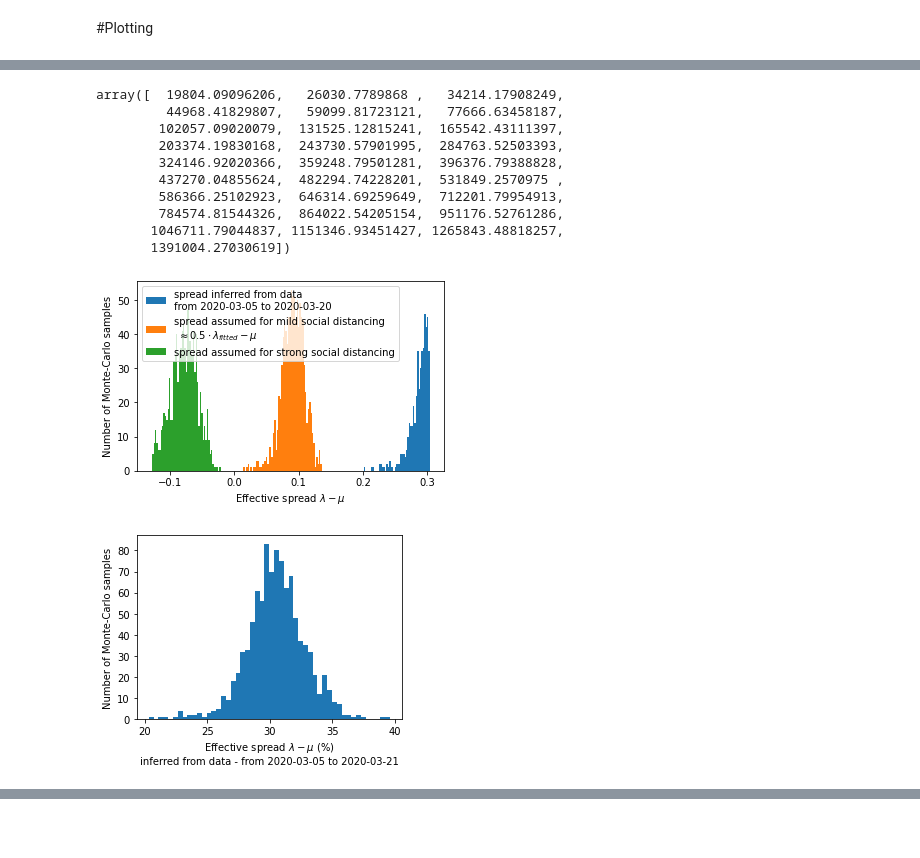
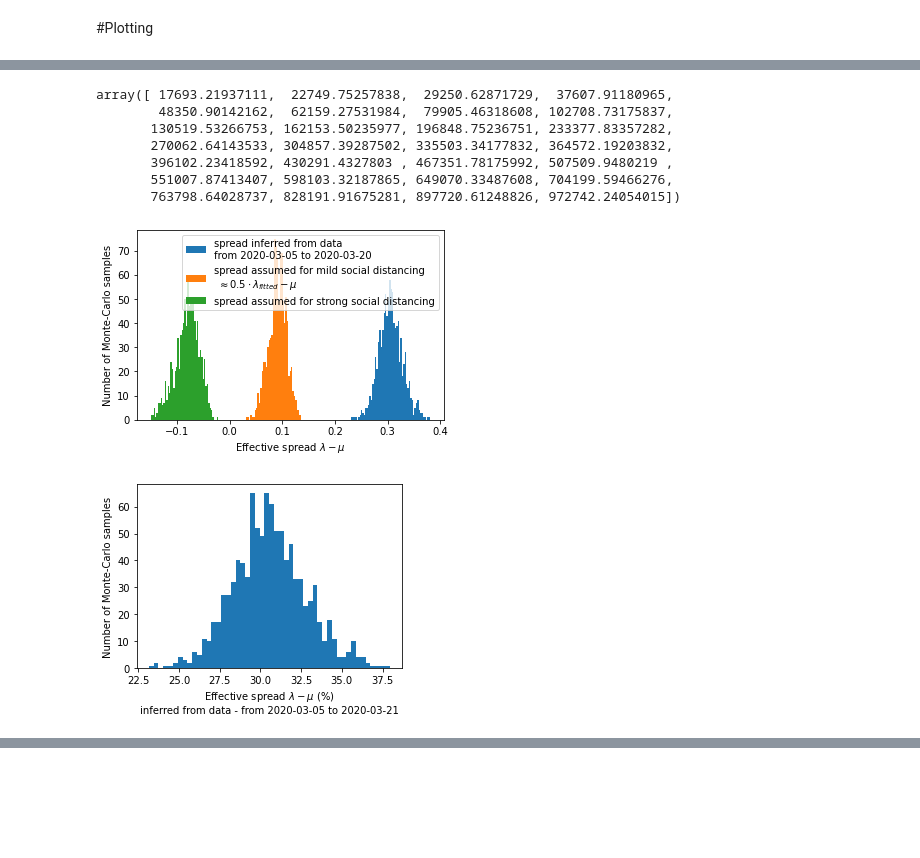
Before and after one commit to Priesemann-Group/covid_bayesian_mcmc, a Jupyter notebook: Corona_germany_SIR.ipynb, the cells around one changed output, grey strips where cells are left out. Drawn from its saved outputs; the diff is of its cells as text; code cells hidden in the pictures; blank space fills up the shorter version.

Commit message:
Corrected population of germany

```diff
--- a/Corona_germany_SIR.ipynb
+++ b/Corona_germany_SIR.ipynb
@@ -16,7 +16,7 @@ import theano
 import datetime
 import time
 
-data_end = '3/20/20'
+data_end = '3/20/20' #Take the data until yesterday
 data_begin = '3/6/20'
 num_days_to_predict = 28
 
@@ -26,7 +26,7 @@ cases_obs = np.array(
 date_data_end = confirmed_cases.loc[confirmed_cases["Country/Region"] == "Germany", data_begin:data_end].columns[-1]
 month, day, year = map(int,date_data_end.split('/'))
 date_data_end = datetime.date(year+2000, month, day)
-print('Cases today ({}): {} and yesterday: {}'.format(date_today.isoformat(), *cases_obs[:-3:-1]))
+print('Cases yesterday ({}): {} and day before yesterday: {}'.format(date_data_end.isoformat(), *cases_obs[:-3:-1]))
 deaths_obs = np.array(deaths.loc[deaths["Country/Region"] == "Germany", data_begin:data_end])[0]
 num_days = len(cases_obs)
 np.random.seed(0)
@@ -60,7 +60,7 @@ with pm.Model() as model:
     # prior of the error of observed cases
     σ_obs = pm.HalfCauchy("σ_obs", beta=1)
 
-    N_germany = 86.7e6
+    N_germany = 83e6
 
     # -------------------------------------------------------------------------- #
     # training the model with loaded data
@@ -242,42 +241,39 @@ plt.legend(loc='upper left')
 # %%
 import matplotlib
 
 day_begin = date_data_end - datetime.timedelta(days = num_days)
 
 plt.figure(figsize=(5.5,3.5))
-bins = np.linspace(-0.13, 0.304, 200)
+bins = np.linspace(-0.15, 0.38, 200)
 plt.hist(trace.λ - trace.μ, bins=bins,
          label='spread inferred from data\nfrom {} to {}'.format(day_begin.isoformat(), date_data_end.isoformat()))
 plt.hist(np.maximum(trace.λ*(1-reduc_factor_mild) ,0) - trace.μ, bins=bins,
          label='spread assumed for mild social distancing\n $\\approx 0.5 \\cdot \\lambda_{fitted} - \mu $')
 plt.hist(np.maximum(trace.λ*(1-reduc_factor_strong),0) - trace.μ, bins=bins,
          label='spread assumed for strong social distancing')
 plt.xlabel('Effective spread $\lambda - \mu$')
 plt.ylabel('Number of Monte-Carlo samples')
 plt.legend()
 plt.savefig('Distributions_of_m.png', dpi=200)
 
 plt.figure(figsize=(4.5,3.5))
 #bins = np.linspace(-0.11, 0.304, 200)
 plt.hist((trace.λ - trace.μ)*100, bins=50)
 plt.xlabel('Effective spread $\lambda - \mu$ (%)\ninferred from data - from {} to {}'.format(day_begin.isoformat(), date_today.isoformat()))
 plt.ylabel('Number of Monte-Carlo samples')
 plt.tight_layout()
 plt.savefig('Distributions_of_fitted_m.png', dpi=200)
 trace.I_soc_dist[-1]
 # %% [output]
-array([  19804.09096206,   26030.7789868 ,   34214.17908249,
-         44968.41829807,   59099.81723121,   77666.63458187,
-        102057.09020079,  131525.12815241,  165542.43111397,
-        203374.19830168,  243730.57901995,  284763.52503393,
-        324146.92020366,  359248.79501281,  396376.79388828,
-        437270.04855624,  482294.74228201,  531849.2570975 ,
-        586366.25102923,  646314.69259649,  712201.79954913,
-        784574.81544326,  864022.54205154,  951176.52761286,
-       1046711.79044837, 1151346.93451427, 1265843.48818257,
-       1391004.27030619])
+array([ 17693.21937111,  22749.75257838,  29250.62871729,  37607.91180965,
+        48350.90142162,  62159.27531984,  79905.46318608, 102708.73175837,
+       130519.53266753, 162153.50235977, 196848.75236751, 233377.83357282,
+       270062.64143533, 304857.39287502, 335503.34177832, 364572.19203832,
+       396102.23418592, 430291.4327803 , 467351.78175992, 507509.9480219 ,
+       551007.87413407, 598103.32187865, 649070.33487608, 704199.59466276,
+       763798.64028737, 828191.91675281, 897720.61248826, 972742.24054015])
-[figure, old version]
+[figure, new version]
-[figure, old version]
+[figure, new version]
 # %%
 legends_lang = {'german': ['Bestätigte Fälle bis heute', ['Ungebremste Ausbreitung',
            'Einschränkung der Kontakte', 'starke Einschränkung der Kontakte'],
```
Also changed, not shown: parts of 4 cells of this notebook.
